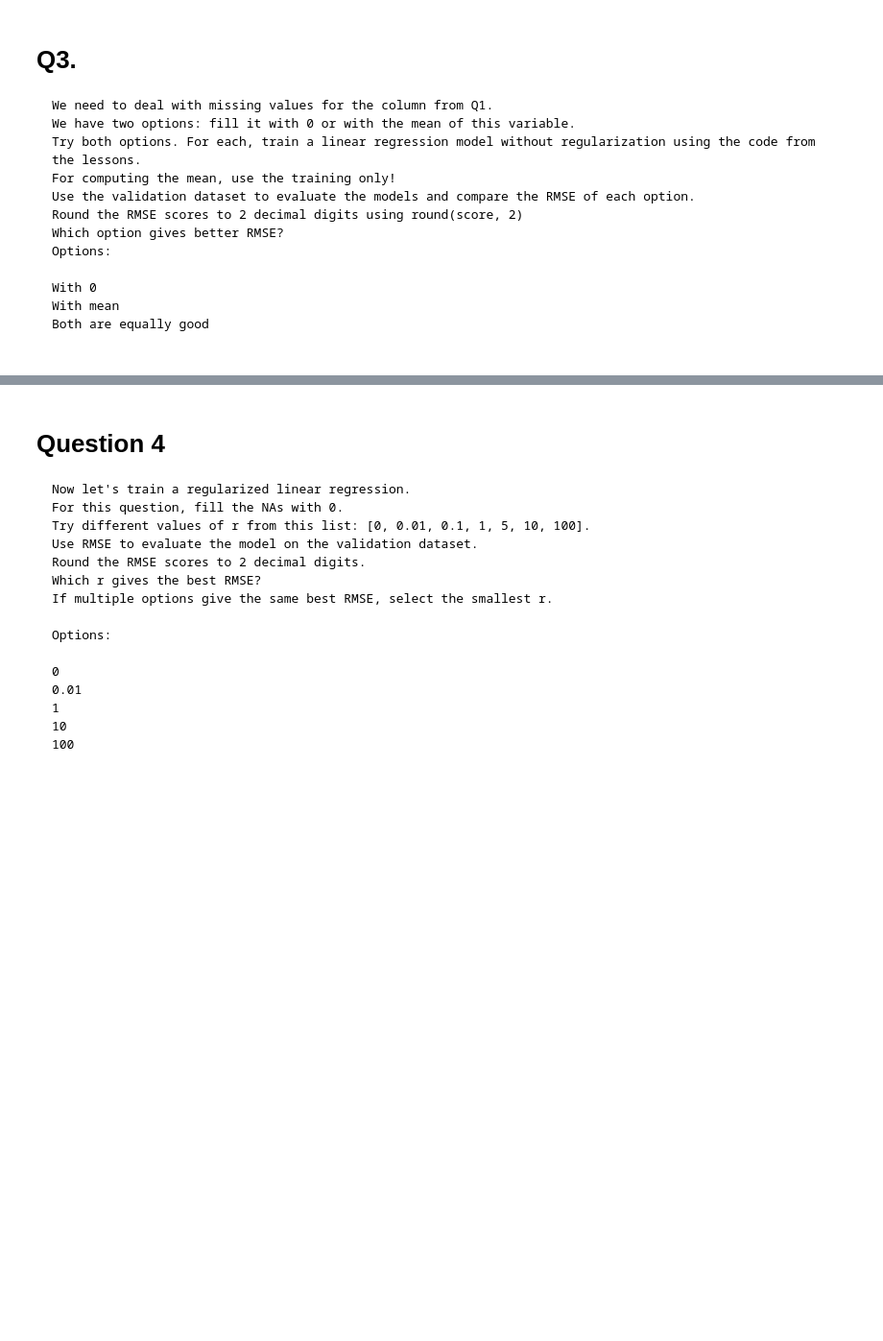
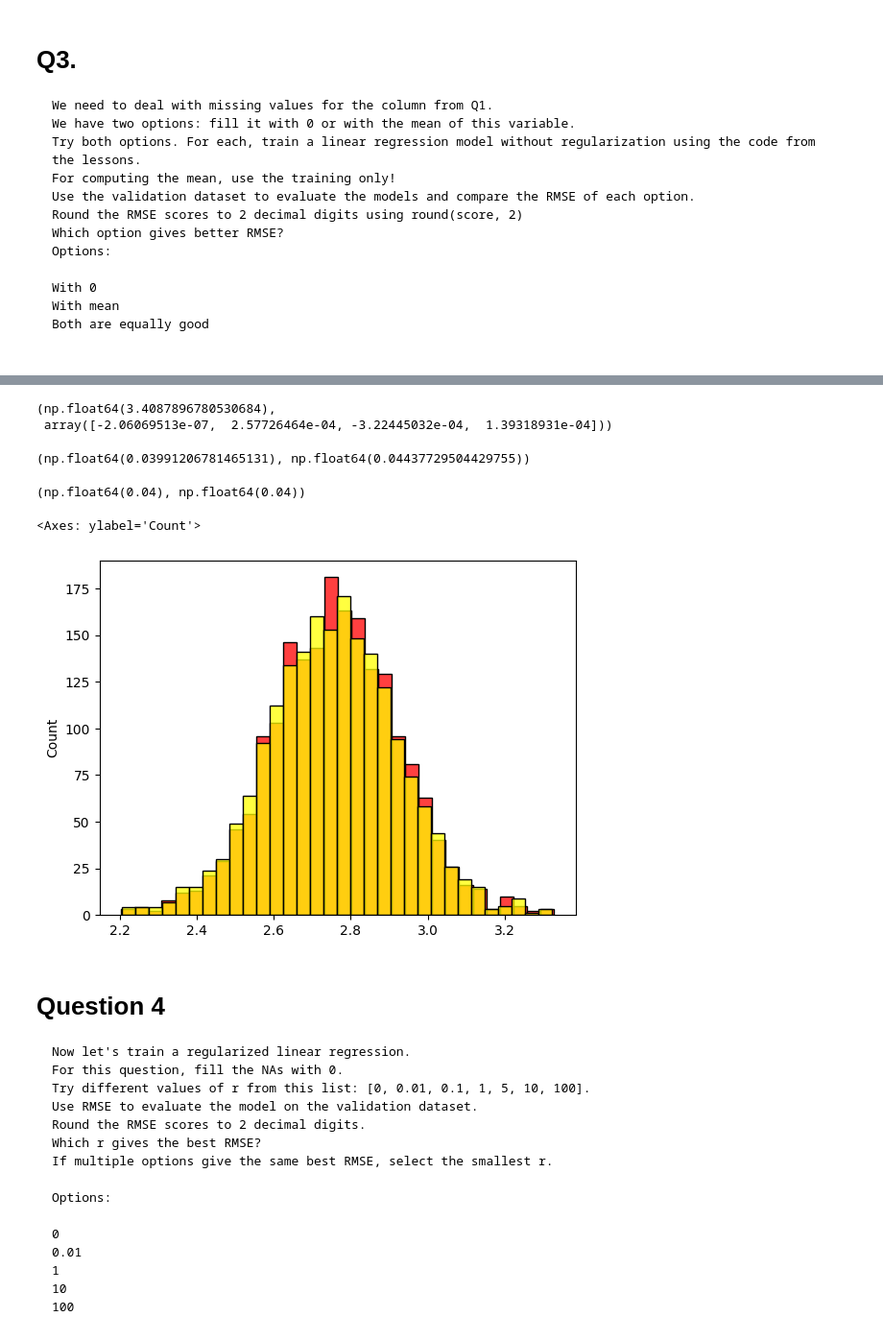
Before and after one commit to RajendraRawale/Machine_Learning_Zoomcamp_Homework, a Jupyter notebook: Homework-02.ipynb, the cells around one changed output, grey strips where cells are left out. Shown at 96% size. Cells and saved outputs as stored; diff of their text form; code cells hidden in the pictures; blank space fills up the shorter version.

```diff
--- a/Homework-02.ipynb
+++ b/Homework-02.ipynb
@@ -84,0 +157,19 @@ Both are equally good
+# %%
+def train_linear_regression(X,y):
+    ones=np.ones(X.shape[0])
+    X=np.column_stack([ones,X])
+
+    XTX=X.T.dot(X)
+    XTX_inv=np.linalg.inv(XTX)
+    w_full=XTX_inv.dot(X.T).dot(y)
+
+    return w_full[0],w_full[1:]
+# %%
+w0,w=train_linear_regression(X_val,y_val)
+w0_mean,w_mean=train_linear_regression(X_val_mean,y_val)
+y_pred=w0 + X_val.dot(w)
+y_pred_mean=w0_mean + X_val.dot(w_mean)
+w0,w
+# %% [output]
+(np.float64(3.4087896780530684),
+ array([-2.06069513e-07,  2.57726464e-04, -3.22445032e-04,  1.39318931e-04]))
@@ -85,3 +181,31 @@ Both are equally good
+# %%
+rmse(y_val,y_pred),rmse(y_val,y_pred_mean)
+# %% [output]
+(np.float64(0.03991206781465131), np.float64(0.04437729504429755))
+# %%
+def prepare_X(df):
+    df_num = df[base]
+    df_num = df_num.fillna(0)
+    X=df_num.values
+    return X
+# %%
+X_val=prepare_X(df_val)
+w0,w=train_linear_regression(X_val,y_val)
+
+X_val=prepare_X(df_val)
+y_pred = w0 + X_val.dot(w)
+
+round(rmse(y_val,y_pred),2),round(rmse(y_val,y_pred_mean),2)
+# %% [output]
+(np.float64(0.04), np.float64(0.04))
+# %%
+import matplotlib.pyplot as plt
+import seaborn as sns
+sns.histplot(y_pred,color='red')
+sns.histplot(y_pred_mean,color='yellow')
+# %% [output]
+<Axes: ylabel='Count'>
+[figure, added]
 # %% [markdown]
 # Question 4
 
```
Also changed, not shown: parts of 27 cells of this notebook.
